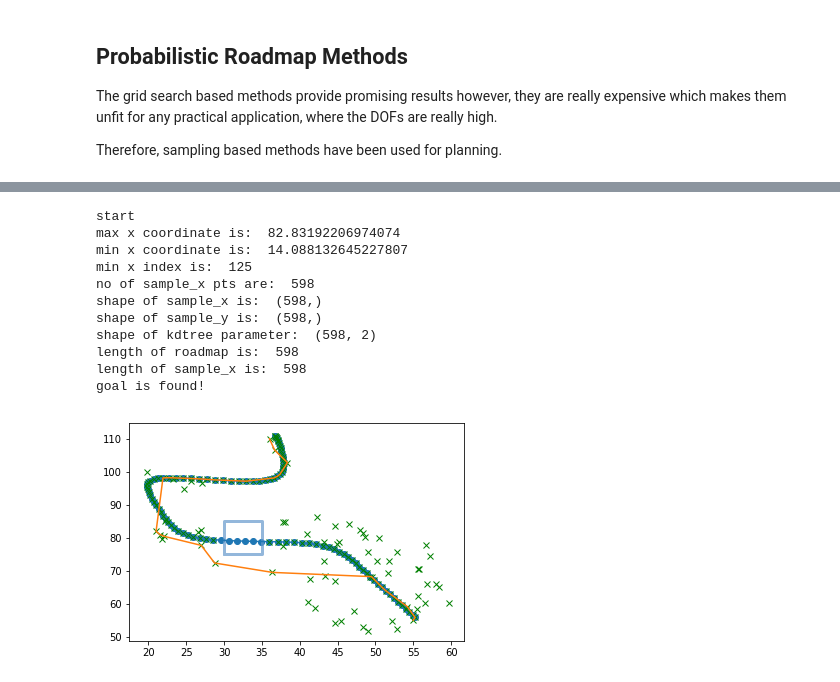
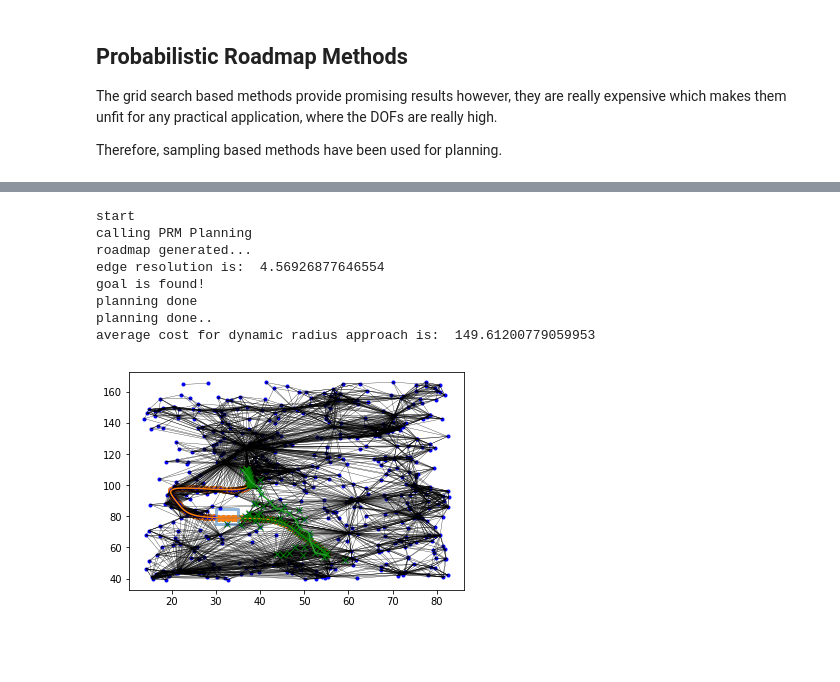
Before and after one commit to gutsy-robot/pydmps, a Jupyter notebook: pydmps/dmp_obstacle_avoidance_algo.ipynb, the cells around one changed output, grey strips where cells are left out. Drawn from its saved outputs; the diff is of its cells as text; code cells hidden in the pictures; blank space fills up the shorter version.

```diff
--- a/pydmps/dmp_obstacle_avoidance_algo.ipynb
+++ b/pydmps/dmp_obstacle_avoidance_algo.ipynb
@@ -689,18 +798,6 @@ dmp_dy_time_para = np.array(dmp_dy_time_para)
 # %% [output]
 total time is:  1.0
 end time in the time array is:  1.0
-# %%
-rx, ry, rt = dijkstra_planning(floor(x[0]), floor(y[0]), floor(x[-1]), floor(y[-1]), [obstacle], grid_size,
-                                   dmp=dmp_time_para, dmp_vel=dmp_dy_time_para)
-
-rx = np.array(rx)
-ry = np.array(ry)
-rt = np.array([rt])
-print("shape of rx is: ", rx.shape)
-
-print("rt is: ", rt)
-ax.plot_wireframe(rx, ry, rt)
-plt2d.plot(rx, ry)
 # %% [markdown]
 Probabilistic Roadmap Methods
 ---
@@ -964,33 +1111,61 @@ def calculate_dmp_cost(x, y, motion_x, motion_y, dmp, dmp_vel, obstacles=None, d
 # %%
+from statistics import mean
+
 print("start")
 
 plt.plot(ob_x, ob_y, color='#6699cc', alpha=0.7, linewidth=3, solid_capstyle='round', zorder=2)
 
 plt.plot(y_track_nc[:, 0], y_track_nc[:, 1])
 plt.scatter(y_track_nc[:, 0], y_track_nc[:, 1])
 
+dynamic_radius_path_cost = []
 
-rx, ry = PRM_planning(floor(x[0]), floor(y[0]), floor(x[-1]), floor(y[-1]),
-                          [obstacle], dmp=y_track_nc, dmp_vel=dy_track_nc)
+for i in range(0, 1):
+    print("calling PRM Planning")
+    rx, ry, path_cost = PRM_planning(floor(x[0]), floor(y[0]), floor(x[-1]), floor(y[-1]),
+                          [obstacle], dmp=y_track_nc, dmp_vel=dy_track_nc, dynamic_radius=True)
+    print("planning done..")
+    dynamic_radius_path_cost.append(path_cost)
+
+
+mean_cost = mean(dynamic_radius_path_cost)
+print("average cost for dynamic radius approach is: ", mean_cost)
 
 rx = np.array(rx)
 ry = np.array(ry)
 
 # plt.legend(plot_paths, legend_key, loc='lower right')
 plt.plot(rx, ry)
 plt.show()
+
+# static_radius_path_cost = []
+
+# for i in range(0, 1):
+#     print("calling PRM Planning")
+#     rx, ry, path_cost = PRM_planning(floor(x[0]), floor(y[0]), floor(x[-1]), floor(y[-1]),
+#                           [obstacle], dmp=y_track_nc, dmp_vel=dy_track_nc, dynamic_radius=False)
+#     print("planning done..")
+#     static_radius_path_cost.append(path_cost)
+
+
+# mean_cost = mean(static_radius_path_cost)
+# print("average cost for dynamic radius approach is: ", mean_cost)
+
+# rx = np.array(rx)
+# ry = np.array(ry)
+
+# # plt.legend(plot_paths, legend_key, loc='lower right')
+# plt.plot(rx, ry)
+# plt.show()
 # %% [output]
 start
-max x coordinate is:  82.83192206974074
-min x coordinate is:  14.088132645227807
-min x index is:  125
-no of sample_x pts are:  598
-shape of sample_x is:  (598,)
-shape of sample_y is:  (598,)
-shape of kdtree parameter:  (598, 2)
-length of roadmap is:  598
-length of sample_x is:  598
+calling PRM Planning
+roadmap generated...
+edge resolution is:  4.56926877646554
 goal is found!
+planning done
+planning done..
+average cost for dynamic radius approach is:  149.61200779059953
-[figure, old version]
+[figure, new version]
 # %%
 # TODO: Makes the 2D prm work and implement the velocity based implementation.
```
Also changed, not shown: parts of 12 cells of this notebook.
